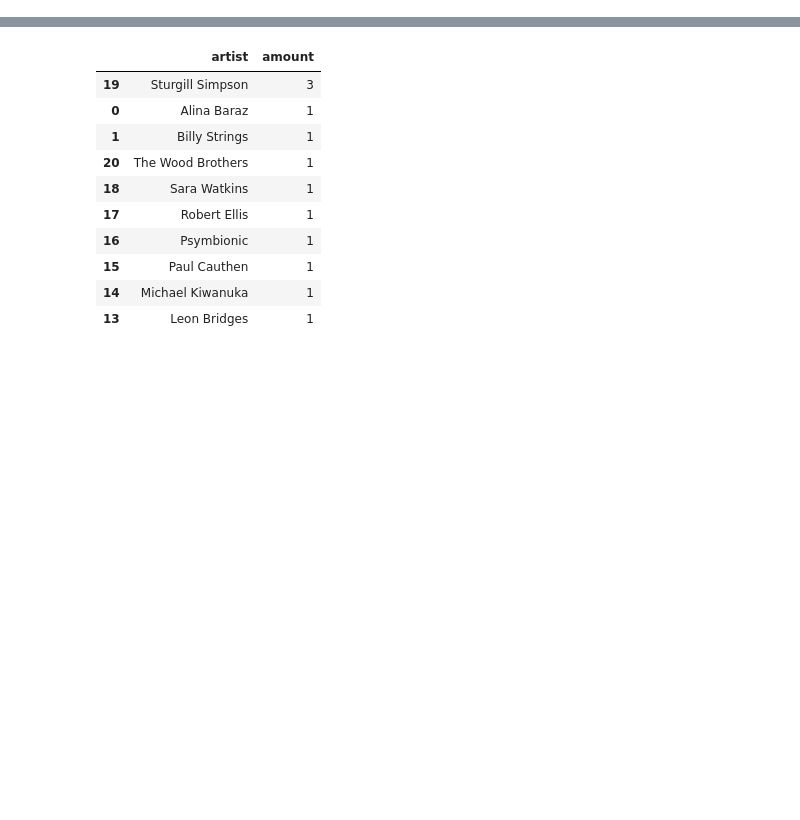
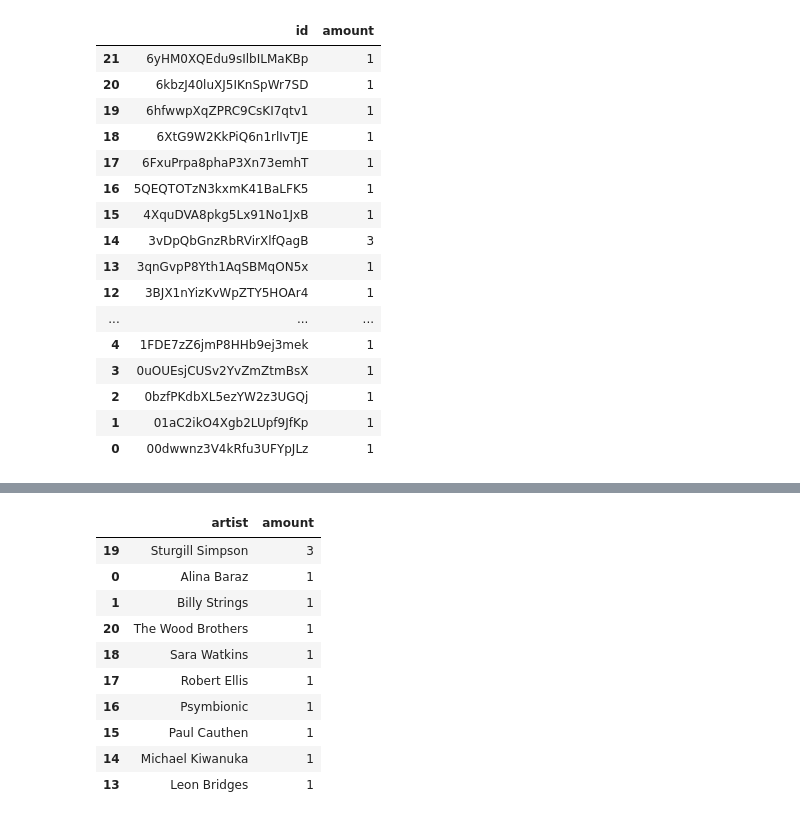
Before and after one commit to cwsteph/Spotify-JS, a Jupyter notebook: Untitled.ipynb, the cells around one changed output, grey strips where cells are left out. Cells and saved outputs as stored; diff of their text form; code cells hidden in the pictures; blank space fills up the shorter version.

```diff
--- a/Untitled.ipynb
+++ b/Untitled.ipynb
@@ -42,3 +117,30 @@ tracks_df = pd.DataFrame([(track['track']['id'],
+# %%
+#Group Artist Id's together
+
+artist_id \
+    .groupby('id') \
+    .count()['artist'] \
+    .reset_index() \
+    .sort_values('id', ascending=False) \
+    .rename(columns={'artist': 'amount'})
+# %% [output]
+|  | id | amount |
+| 21 | 6yHM0XQEdu9sIlbILMaKBp | 1 |
+| 20 | 6kbzJ40luXJ5IKnSpWr7SD | 1 |
+| 19 | 6hfwwpXqZPRC9CsKI7qtv1 | 1 |
+| 18 | 6XtG9W2KkPiQ6n1rlIvTJE | 1 |
+| 17 | 6FxuPrpa8phaP3Xn73emhT | 1 |
+| 16 | 5QEQTOTzN3kxmK41BaLFK5 | 1 |
+| 15 | 4XquDVA8pkg5Lx91No1JxB | 1 |
+| 14 | 3vDpQbGnzRbRVirXlfQagB | 3 |
+| 13 | 3qnGvpP8Yth1AqSBMqON5x | 1 |
+| 12 | 3BJX1nYizKvWpZTY5HOAr4 | 1 |
+| ... | ... | ... |
+| 4 | 1FDE7zZ6jmP8HHb9ej3mek | 1 |
+| 3 | 0uOUEsjCUSv2YvZmZtmBsX | 1 |
+| 2 | 0bzfPKdbXL5ezYW2z3UGQj | 1 |
+| 1 | 01aC2ikO4Xgb2LUpf9JfKp | 1 |
+| 0 | 00dwwnz3V4kRfu3UFYpJLz | 1 |
 # %%
 tracks_df
 # %% [output]
```
Also changed, not shown: parts of 11 cells of this notebook, 1 other file.
